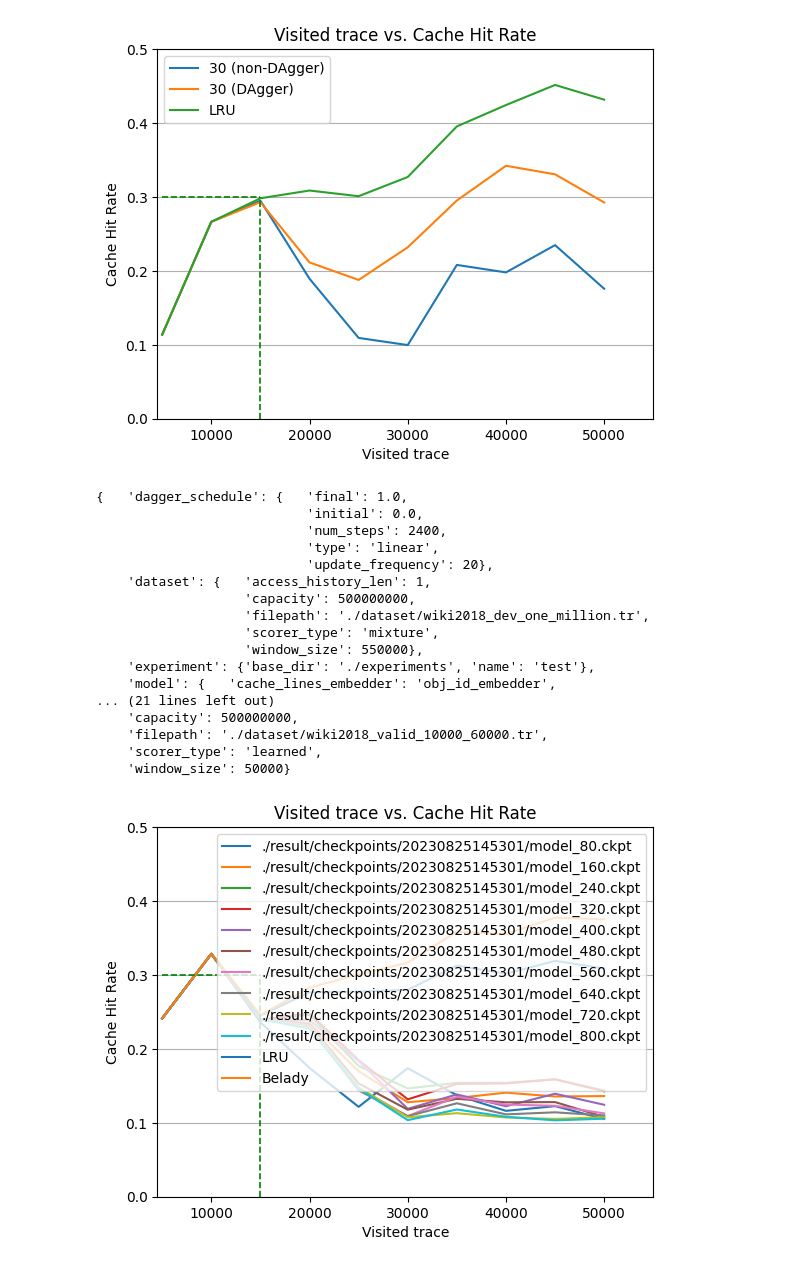
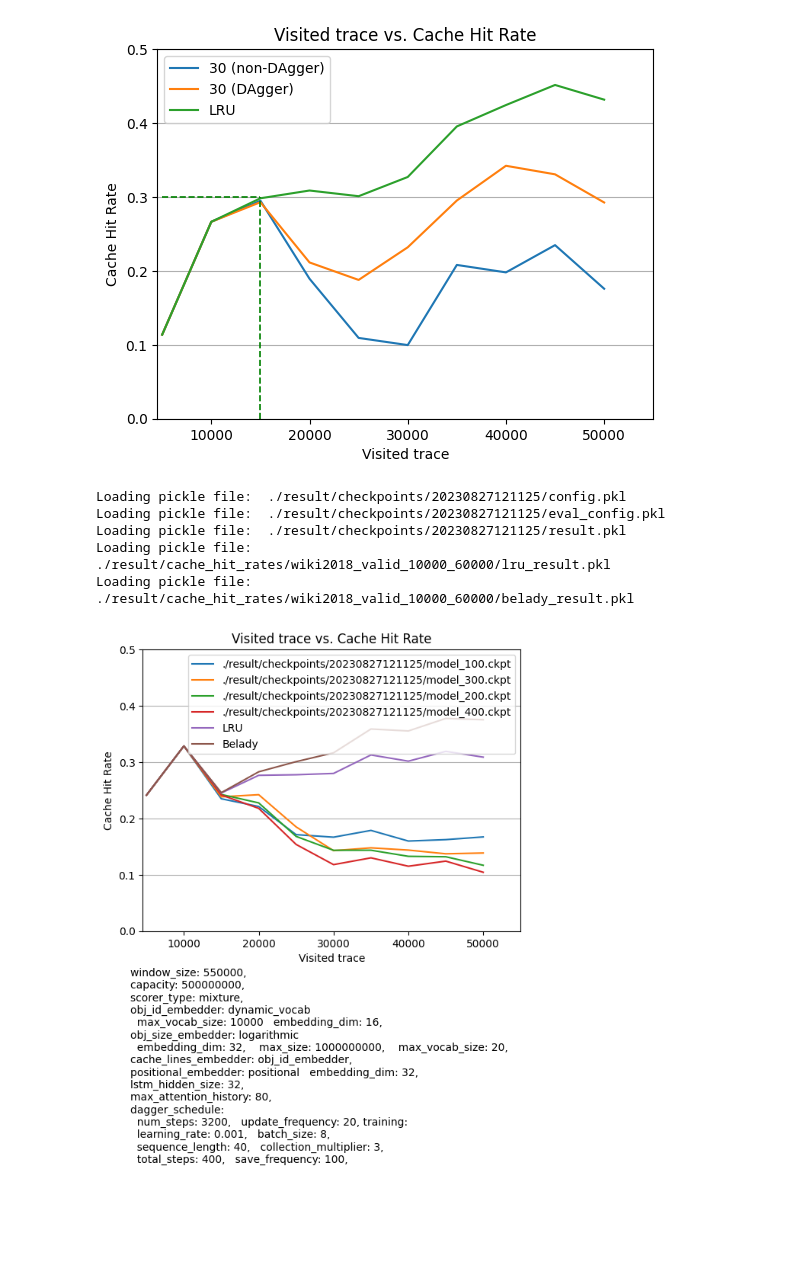
Before and after one commit to kato1628/cache_replacement, a Jupyter notebook: evaluate.ipynb, the cells around one changed output. Saved outputs shown, nothing was run; the diff lists cells and outputs as text; code cells hidden in the pictures; blank space fills up the shorter version.

Commit message:
comparing dagger rates

```diff
--- a/evaluate.ipynb
+++ b/evaluate.ipynb
@@ -164,24 +164,13 @@ checkpoints = [f"{checkpoint_path_prefix}{x}.ckpt" for x in [50,100]]
 
 # mesure cache hit rate by checkpoints
 measure_chr_by_checkpoints(eval_config_dagger, checkpoints)
-# %%
-show_result('20230825145301', show_benchmark=True)
-# %% [output]
-{   'dagger_schedule': {   'final': 1.0,
-                           'initial': 0.0,
-                           'num_steps': 2400,
-                           'type': 'linear',
-                           'update_frequency': 20},
-    'dataset': {   'access_history_len': 1,
-                   'capacity': 500000000,
-                   'filepath': './dataset/wiki2018_dev_one_million.tr',
-                   'scorer_type': 'mixture',
-                   'window_size': 550000},
-    'experiment': {'base_dir': './experiments', 'name': 'test'},
-    'model': {   'cache_lines_embedder': 'obj_id_embedder',
-... (21 lines left out)
-    'capacity': 500000000,
-    'filepath': './dataset/wiki2018_valid_10000_60000.tr',
-    'scorer_type': 'learned',
-    'window_size': 50000}
-[figure, removed]
+# %%
+from evaluator import show_graph
+show_graph("20230827121125", show_benchmark=True, save_graph=True, show_params=True)
+# %% [output]
+Loading pickle file:  ./result/checkpoints/20230827121125/config.pkl
+Loading pickle file:  ./result/checkpoints/20230827121125/eval_config.pkl
+Loading pickle file:  ./result/checkpoints/20230827121125/result.pkl
+Loading pickle file:  ./result/cache_hit_rates/wiki2018_valid_10000_60000/lru_result.pkl
+Loading pickle file:  ./result/cache_hit_rates/wiki2018_valid_10000_60000/belady_result.pkl
+[figure, added]
```
Also changed, not shown: parts of 2 cells of this notebook.
